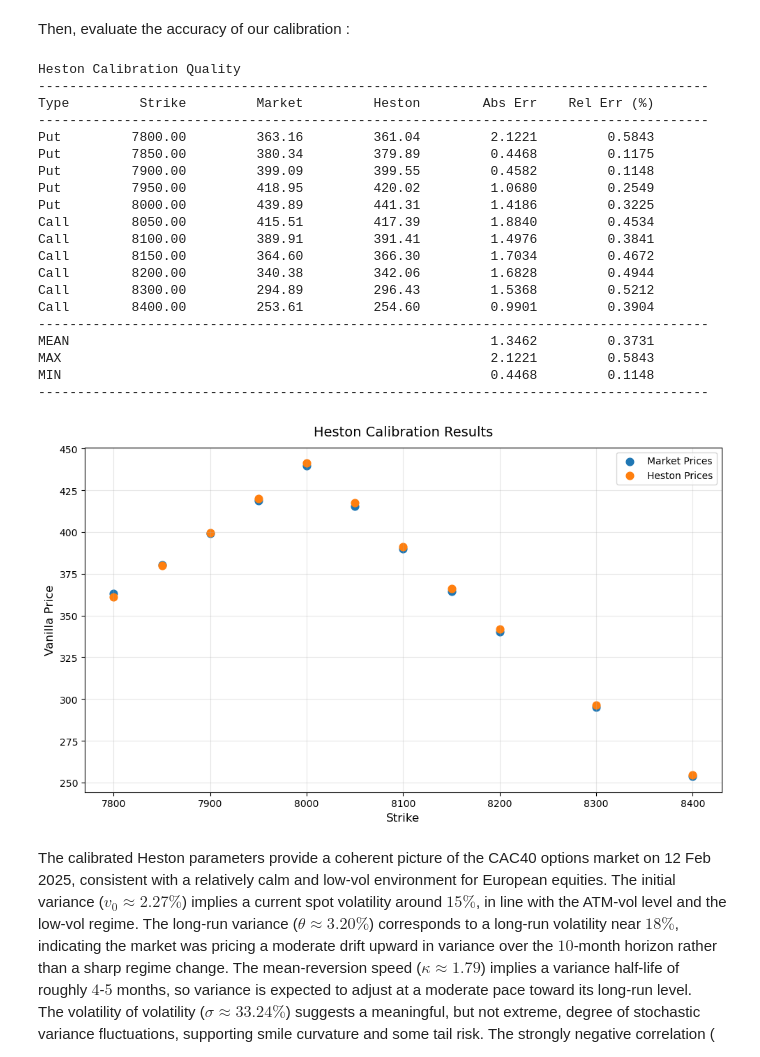
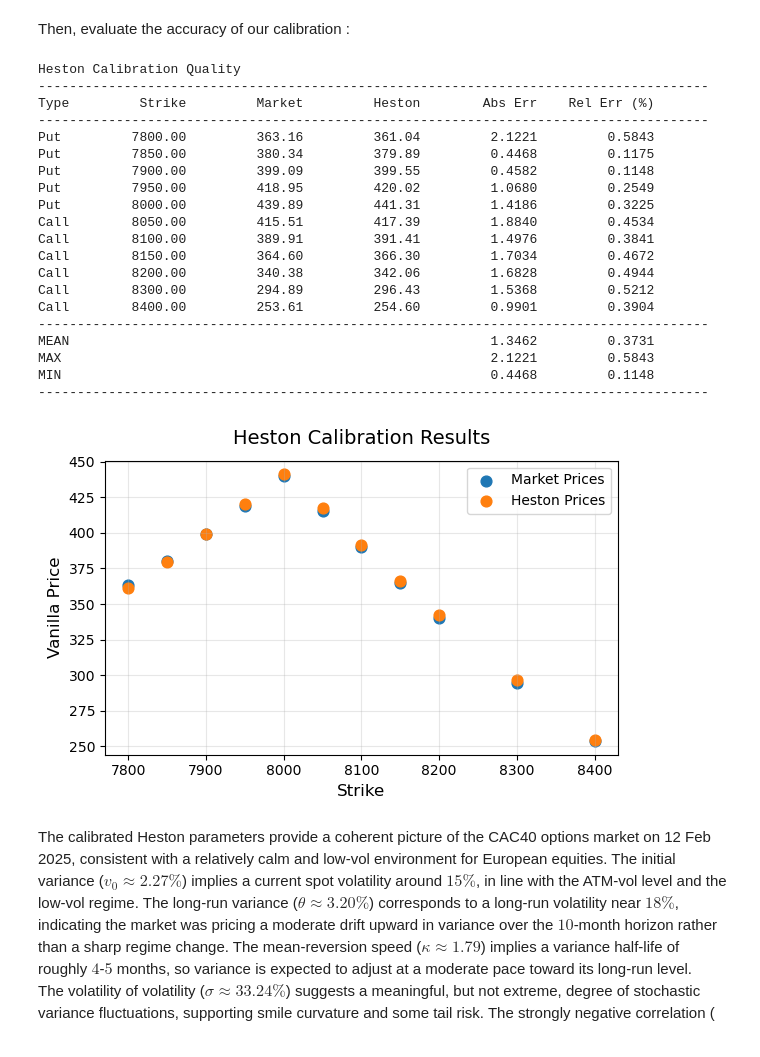
Before and after one commit to Idriss-Afra/Heston-Stochastic-Volatility-Model, a Jupyter notebook: Heston Stochastic Volatility Model.ipynb, the cells around one changed output. Drawn from its saved outputs; the diff is of its cells as text; code cells hidden in the pictures.

```diff
--- a/Heston Stochastic Volatility Model.ipynb
+++ b/Heston Stochastic Volatility Model.ipynb
@@ -798,38 +798,38 @@ print(f"{'MIN':<8} "
 print("-" * 86)
 
 # Plot
-plt.figure(figsize=(10, 6))
+plt.figure(figsize=(6, 4))
 plt.scatter(filtered_strikes, filtered_prices, s=60, label="Market Prices")
 plt.scatter(filtered_strikes, heston_prices, s=60, label="Heston Prices")
 plt.title("Heston Calibration Results", fontsize=14, pad=12)
 plt.xlabel("Strike", fontsize=12)
 plt.ylabel("Vanilla Price", fontsize=12)
 plt.grid(alpha=0.3)
 plt.legend()
 plt.tight_layout()
 plt.show()
 # %% [output]
 Heston Calibration Quality
 --------------------------------------------------------------------------------------
 Type         Strike         Market         Heston        Abs Err    Rel Err (%)
 --------------------------------------------------------------------------------------
 Put         7800.00         363.16         361.04         2.1221         0.5843
 Put         7850.00         380.34         379.89         0.4468         0.1175
 Put         7900.00         399.09         399.55         0.4582         0.1148
 Put         7950.00         418.95         420.02         1.0680         0.2549
 Put         8000.00         439.89         441.31         1.4186         0.3225
 Call        8050.00         415.51         417.39         1.8840         0.4534
 Call        8100.00         389.91         391.41         1.4976         0.3841
 Call        8150.00         364.60         366.30         1.7034         0.4672
 Call        8200.00         340.38         342.06         1.6828         0.4944
 Call        8300.00         294.89         296.43         1.5368         0.5212
 Call        8400.00         253.61         254.60         0.9901         0.3904
 --------------------------------------------------------------------------------------
 MEAN                                                      1.3462         0.3731
 MAX                                                       2.1221         0.5843
 MIN                                                       0.4468         0.1148
 --------------------------------------------------------------------------------------
-[figure, old version]
+[figure, new version]
 # %% [markdown]
 The calibrated Heston parameters provide a coherent picture of the CAC40 options market on 12 Feb 2025, consistent with a relatively calm and low-vol environment for European equities. The initial variance ($v_0 \approx 2.27\%$) implies a current spot volatility around $15\%$, in line with the ATM-vol level and the low-vol regime. The long-run variance ($\theta \approx 3.20\%$) corresponds to a long-run volatility near $18\%$, indicating the market was pricing a moderate drift upward in variance over the $10$-month horizon rather than a sharp regime change. The mean-reversion speed ($\kappa \approx 1.79$) implies a variance half-life of roughly $4$-$5$ months, so variance is expected to adjust at a moderate pace toward its long-run level.
 <br>The volatility of volatility ($\sigma \approx 33.24\%$) suggests a meaningful, but not extreme, degree of stochastic variance fluctuations, supporting smile curvature and some tail risk. The strongly negative correlation ($\rho \approx -75.10\%$) captures a material downside skew and the equity leverage effect, consistent with larger implied moves on sell-offs coinciding with volatility increases. <br>Overall, if the fit remains tight (e.g., pricing errors below about $1\%$ across strikes), the calibration can be viewed as financially meaningful and internally consistent.
```
